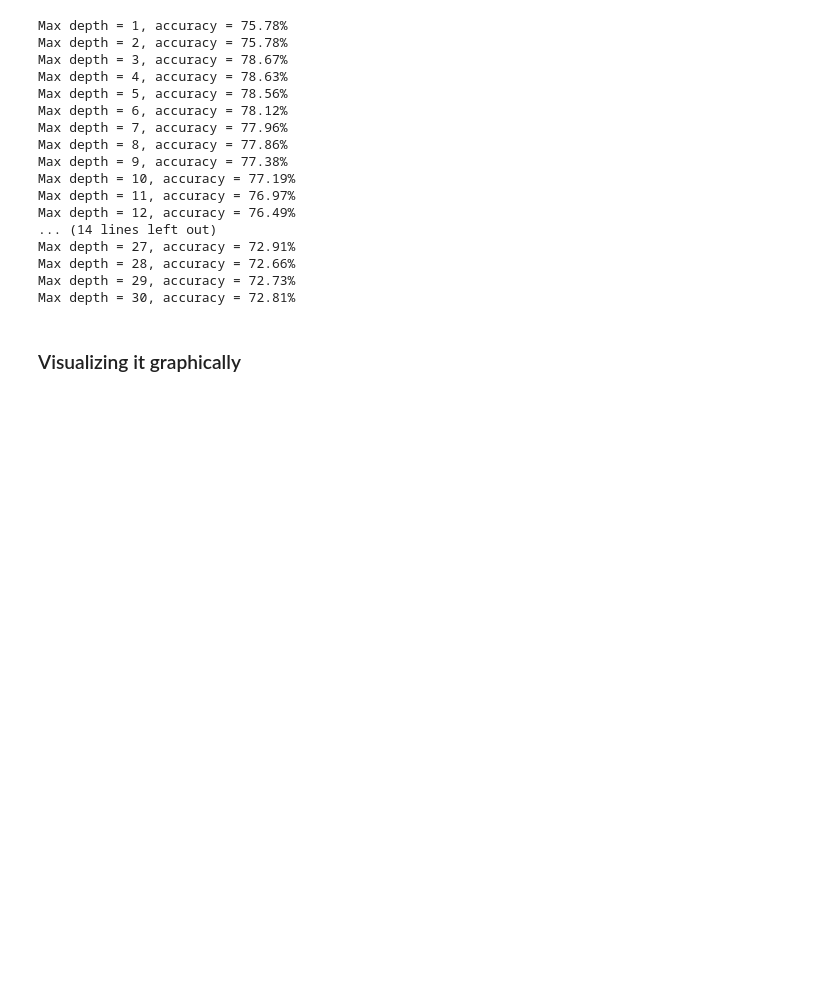
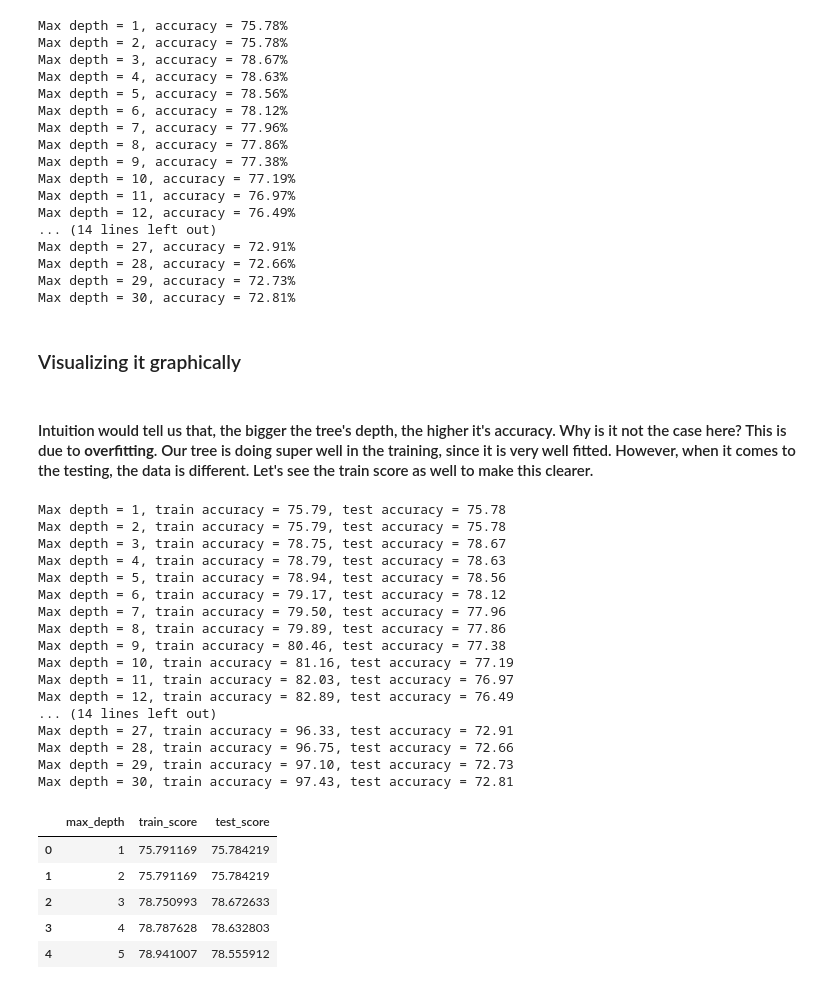
Before and after one commit to pedroheck/machine-learning-basics, a Jupyter notebook: Basics-6-model-optimization-through-hyperparameters/model-optimization.ipynb, the cells around one changed output. Drawn from its saved outputs; the diff is of its cells as text; code cells hidden in the pictures; blank space fills up the shorter version.

```diff
--- a/Basics-6-model-optimization-through-hyperparameters/model-optimization.ipynb
+++ b/Basics-6-model-optimization-through-hyperparameters/model-optimization.ipynb
@@ -170,3 +182,47 @@ fig.update_layout(
     width = 1000,
     height = 400
 )
+# %% [markdown]
+#### Intuition would tell us that, the bigger the tree's depth, the higher it's accuracy. Why is it not the case here? This is due to **overfitting**. Our tree is doing super well in the training, since it is very well fitted. However, when it comes to the testing, the data is different. Let's see the train score as well to make this clearer.
+# %%
+def run_decision_tree(max_depth):
+    SEED = 301
+    np.random.seed(SEED)
+
+    cv = GroupKFold(n_splits = 10)
+    model = DecisionTreeClassifier(max_depth=max_depth)
+    results = cross_validate(model, bad_x, bad_y, cv=cv, groups=data['model'], return_train_score=True) # We now want to see the train score
+    train_score = results['train_score'].mean() * 100
+    test_score = results['test_score'].mean() * 100
+    print("Max depth = %d, train accuracy = %.2f, test accuracy = %.2f" % (max_depth, train_score, test_score))
+    graph_info = [max_depth, train_score, test_score]
+    return graph_info
+
+
+results = [run_decision_tree(i) for i in range(1, 31)]
+results = pd.DataFrame(results, columns=['max_depth', 'train_score', 'test_score'])
+results.head()
+# %% [output]
+Max depth = 1, train accuracy = 75.79, test accuracy = 75.78
+Max depth = 2, train accuracy = 75.79, test accuracy = 75.78
+Max depth = 3, train accuracy = 78.75, test accuracy = 78.67
+Max depth = 4, train accuracy = 78.79, test accuracy = 78.63
+Max depth = 5, train accuracy = 78.94, test accuracy = 78.56
+Max depth = 6, train accuracy = 79.17, test accuracy = 78.12
+Max depth = 7, train accuracy = 79.50, test accuracy = 77.96
+Max depth = 8, train accuracy = 79.89, test accuracy = 77.86
+Max depth = 9, train accuracy = 80.46, test accuracy = 77.38
+Max depth = 10, train accuracy = 81.16, test accuracy = 77.19
+Max depth = 11, train accuracy = 82.03, test accuracy = 76.97
+Max depth = 12, train accuracy = 82.89, test accuracy = 76.49
+... (14 lines left out)
+Max depth = 27, train accuracy = 96.33, test accuracy = 72.91
+Max depth = 28, train accuracy = 96.75, test accuracy = 72.66
+Max depth = 29, train accuracy = 97.10, test accuracy = 72.73
+Max depth = 30, train accuracy = 97.43, test accuracy = 72.81
+|  | max_depth | train_score | test_score |
+| 0 | 1 | 75.791169 | 75.784219 |
+| 1 | 2 | 75.791169 | 75.784219 |
+| 2 | 3 | 78.750993 | 78.672633 |
+| 3 | 4 | 78.787628 | 78.632803 |
+| 4 | 5 | 78.941007 | 78.555912 |
```
Also changed, not shown: parts of 15 cells of this notebook, 2 other files.
